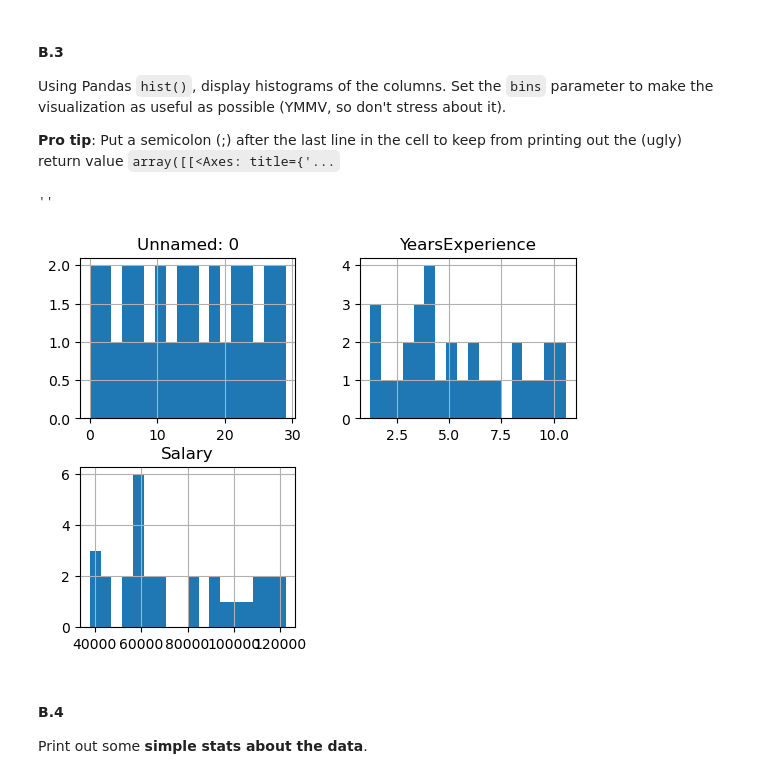
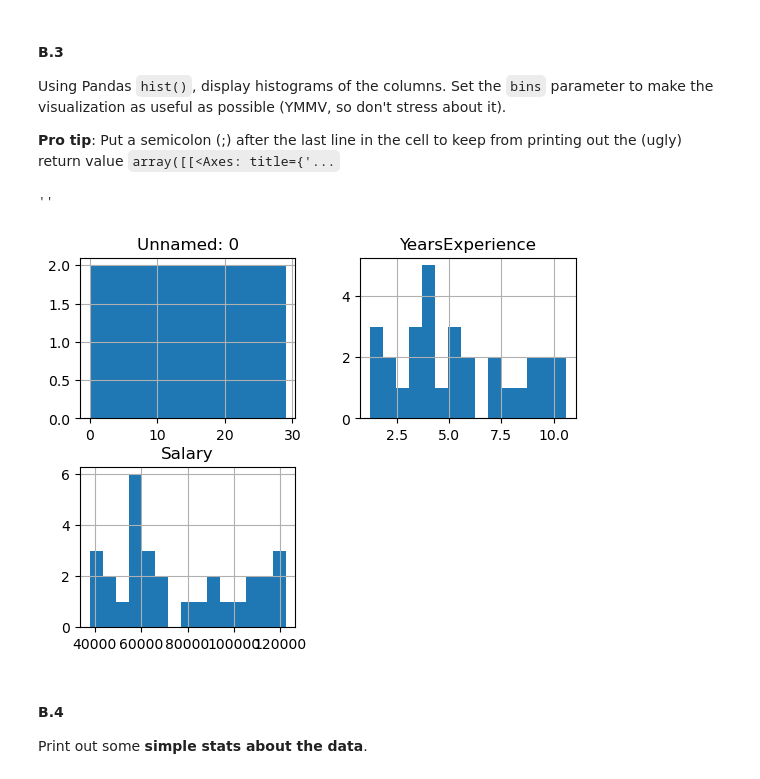
Before and after one commit to ktennant5378/Module-3-Assignments, a Jupyter notebook: Homework_01.ipynb, the cells around one changed output. Cells and saved outputs as stored; diff of their text form; code cells hidden in the pictures.

```diff
--- a/Homework_01.ipynb
+++ b/Homework_01.ipynb
@@ -138,11 +136,11 @@ Using Pandas `hist()`, display histograms of the columns.  Set the `bins` parame
 the (ugly) return value `array([[<Axes: title={'...`
 # %%
 # Your code here
-salary_data_raw.hist(bins=18)
+salary_data_raw.hist(bins=15)
 ;
 # %% [output]
 ''
-[figure, old version]
+[figure, new version]
 # %% [markdown]
 #### B.4
 
```
Also changed, not shown: parts of 27 cells of this notebook.
